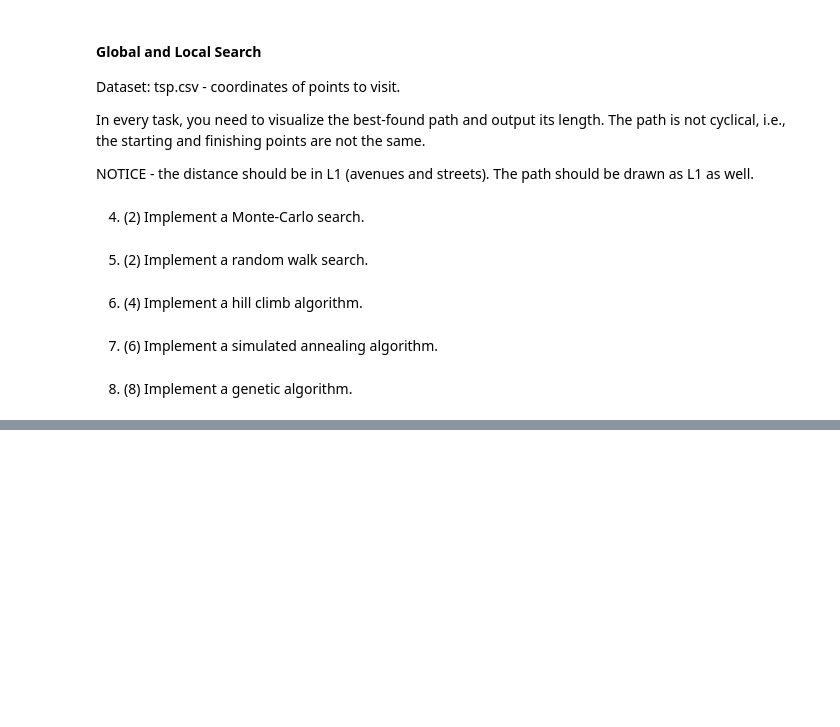
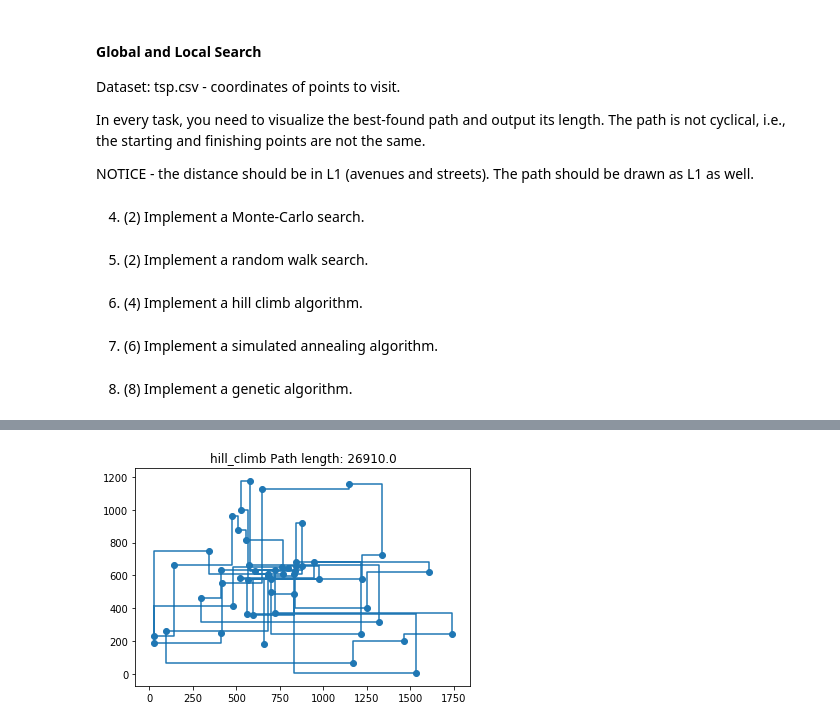
Before and after one commit to VadimFarutin/SPbAU, a Jupyter notebook: ML/hw04.ipynb, the cells around one changed output, grey strips where cells are left out. Saved outputs shown, nothing was run; the diff lists cells and outputs as text; code cells hidden in the pictures; blank space fills up the shorter version.

```diff
--- a/ML/hw04.ipynb
+++ b/ML/hw04.ipynb
@@ -257 +256,6 @@ In every task, you need to visualize the best-found path and output its length.
 NOTICE - the distance should be in L1 (avenues and streets). The path should be drawn as L1 as well.
+# %%
+from scipy.spatial.distance import cityblock
+
+def L1(X):
+    return np.sum([cityblock(X[i], X[i + 1]) for i in range(len(X) - 1)])
@@ -262,4 +302,28 @@ NOTICE - the distance should be in L1 (avenues and streets). The path should be
 # %% [markdown]
 6. (4) Implement a hill climb algorithm.
+# %%
+def hill_climb(X):
+    cur_X = X.copy()
+    np.random.shuffle(cur_X)
+    len_X = len(X)
+    n = 2000
+
+    for i in range(n):
+        best_X = None
+        best_len = None
+
+        for j in range(len_X - 1):
+            cur_X[j], cur_X[j + 1] = cur_X[j + 1].copy(), cur_X[j].copy()
+            cur_len = L1(cur_X)
+
+            if best_len is None or cur_len < best_len:
+                best_X = cur_X.copy()
+                best_len = cur_len
+
+            cur_X[j], cur_X[j + 1] = cur_X[j + 1].copy(), cur_X[j].copy()
+
+        cur_X = best_X.copy()
+
+    return cur_X, L1(cur_X)
 # %% [markdown]
 7. (6) Implement a simulated annealing algorithm.
@@ -267,0 +423,5 @@ NOTICE - the distance should be in L1 (avenues and streets). The path should be
+# %%
+path, path_len = hill_climb(D)
+plot_path(path, 'hill_climb' + ' Path length: ' + str(path_len))
+# %% [output]
+[figure, added]
```
Also changed, not shown: parts of 15 cells of this notebook.
